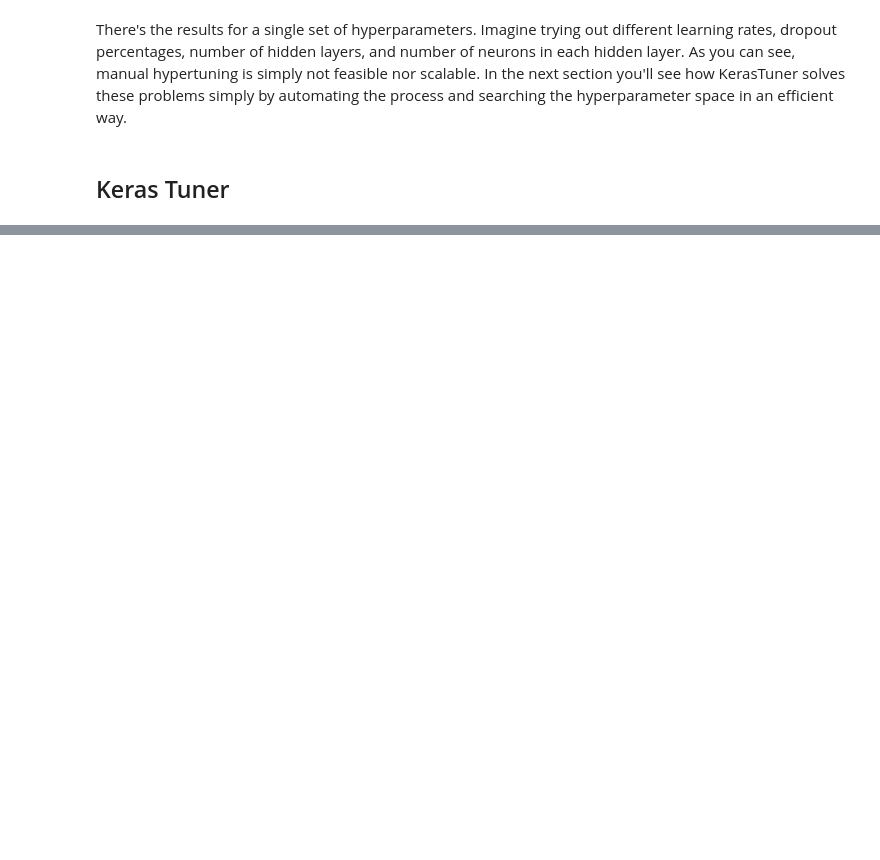
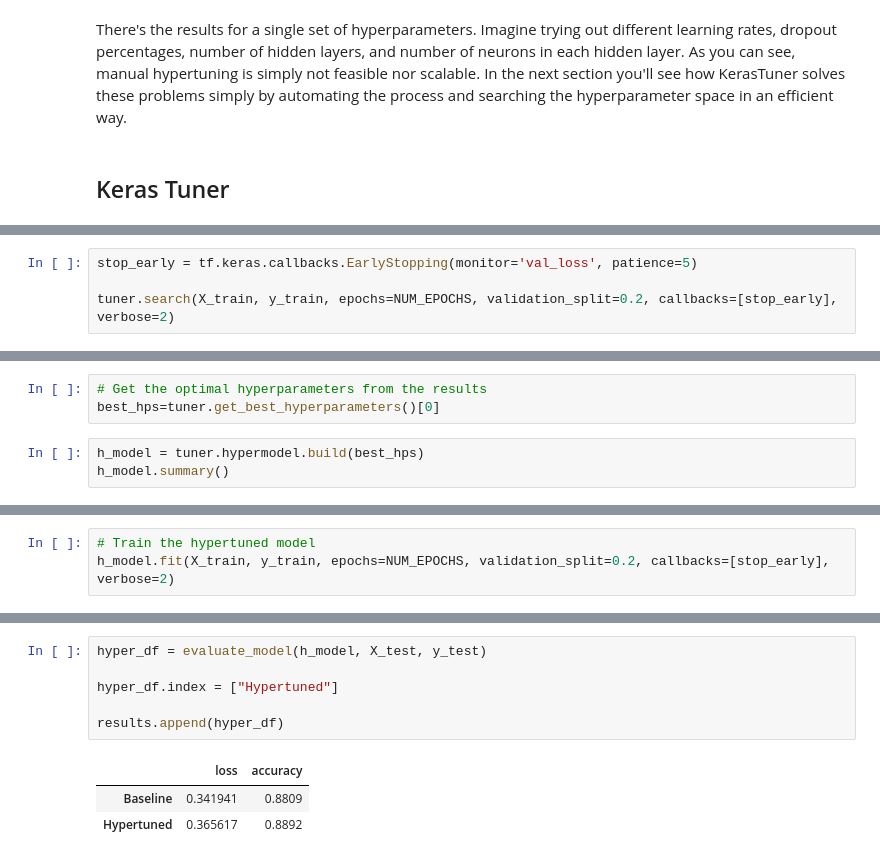
Before and after one commit to lukenew2/ds-demos, a Jupyter notebook: hypertuning_kerastuner.ipynb, the cells around one changed output, grey strips where cells are left out. Saved outputs shown, nothing was run; the diff lists cells and outputs as text; blank space fills up the shorter version.

Commit message:
hypertuned DNN

```diff
--- a/hypertuning_kerastuner.ipynb
+++ b/hypertuning_kerastuner.ipynb
@@ -151,0 +226,4 @@ There's the results for a single set of hyperparameters.  Imagine trying out dif
+# %%
+stop_early = tf.keras.callbacks.EarlyStopping(monitor='val_loss', patience=5)
+
+tuner.search(X_train, y_train, epochs=NUM_EPOCHS, validation_split=0.2, callbacks=[stop_early], verbose=2)
@@ -151,0 +249,6 @@ There's the results for a single set of hyperparameters.  Imagine trying out dif
+# %%
+# Get the optimal hyperparameters from the results
+best_hps=tuner.get_best_hyperparameters()[0]
+# %%
+h_model = tuner.hypermodel.build(best_hps)
+h_model.summary()
@@ -151,0 +273,3 @@ There's the results for a single set of hyperparameters.  Imagine trying out dif
+# %%
+# Train the hypertuned model
+h_model.fit(X_train, y_train, epochs=NUM_EPOCHS, validation_split=0.2, callbacks=[stop_early], verbose=2)
@@ -151,0 +295,10 @@ There's the results for a single set of hyperparameters.  Imagine trying out dif
+# %%
+hyper_df = evaluate_model(h_model, X_test, y_test)
+
+hyper_df.index = ["Hypertuned"]
+
+results.append(hyper_df)
+# %% [output]
+|  | loss | accuracy |
+| Baseline | 0.341941 | 0.8809 |
+| Hypertuned | 0.365617 | 0.8892 |
```
Also changed, not shown: parts of 12 cells of this notebook.
